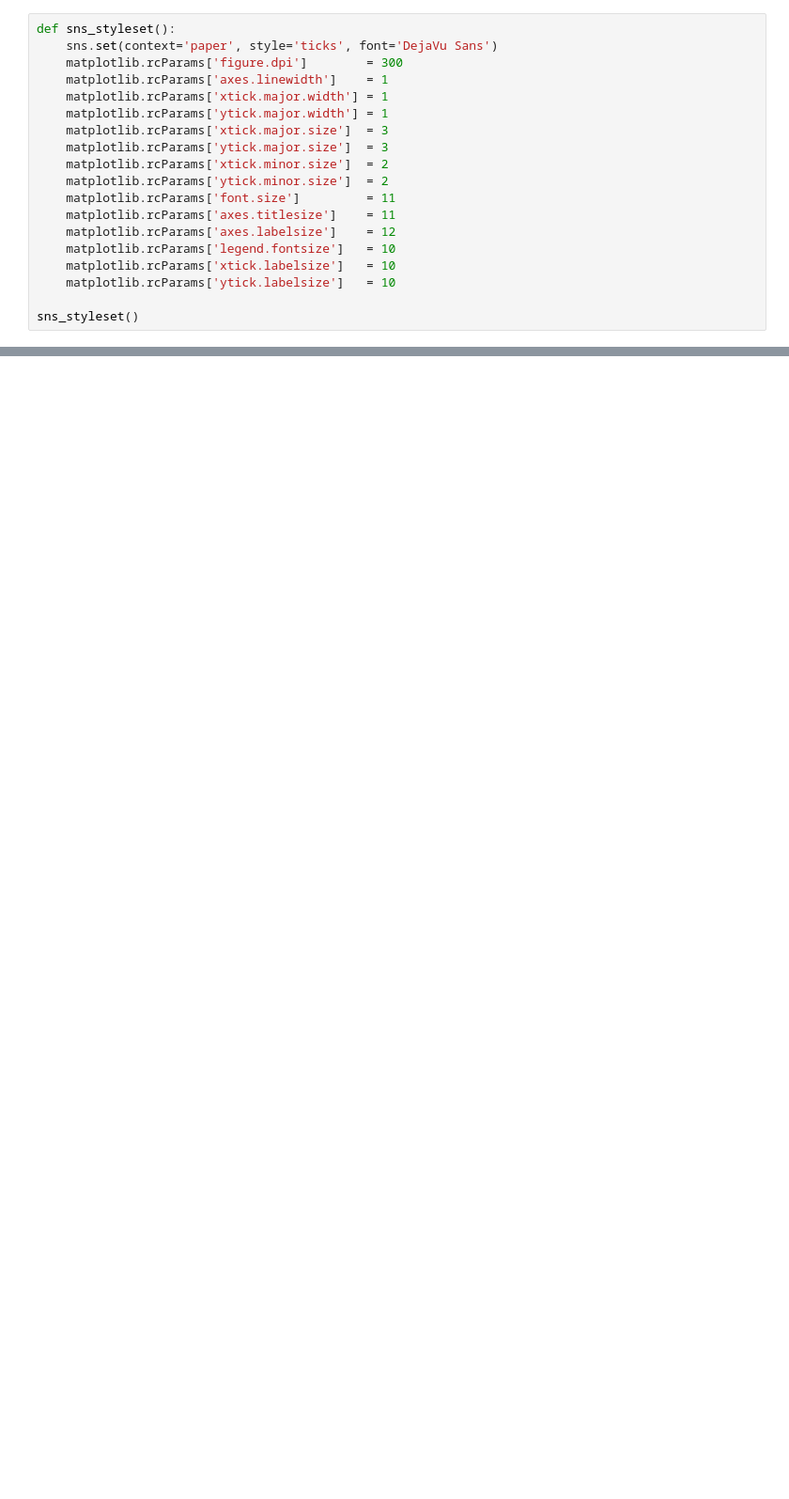
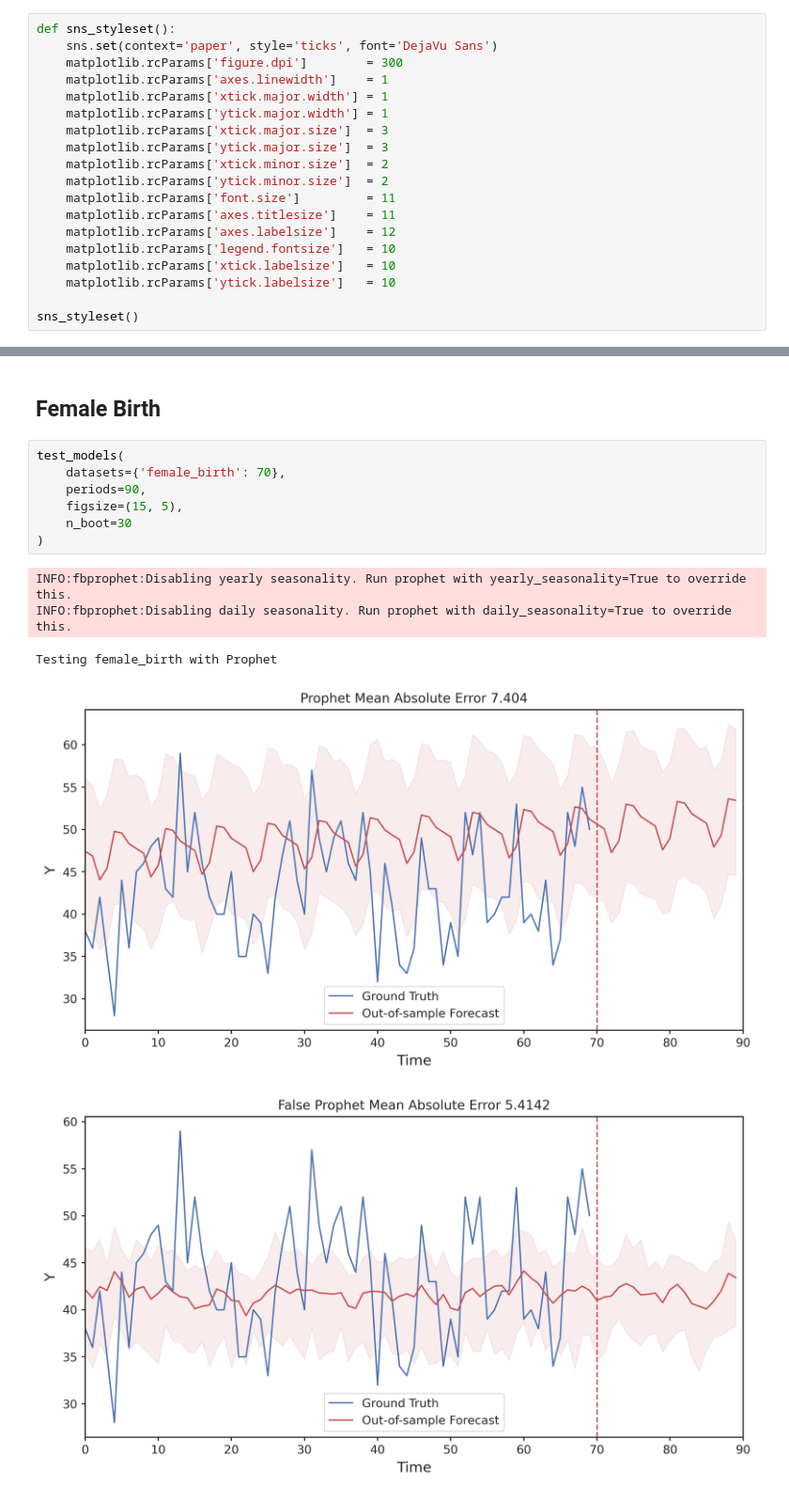
Before and after one commit to vb690/false_prophet, a Jupyter notebook: models_comparison.ipynb, the cells around one changed output, grey strips where cells are left out. Shown at 94% size. Drawn from its saved outputs; the diff is of its cells as text; blank space fills up the shorter version.

```diff
--- a/models_comparison.ipynb
+++ b/models_comparison.ipynb
@@ -148,0 +44,15 @@ plt.show()
+# %% [markdown]
+## Female Birth
+# %%
+test_models(
+    datasets={'female_birth': 70},
+    periods=90,
+    figsize=(15, 5),
+    n_boot=30
+)
+# %% [output]
+INFO:fbprophet:Disabling yearly seasonality. Run prophet with yearly_seasonality=True to override this.
+INFO:fbprophet:Disabling daily seasonality. Run prophet with daily_seasonality=True to override this.
+Testing female_birth with Prophet
+[figure, added]
+[figure, added]
```
Also changed, not shown: parts of 15 cells of this notebook, 29 other files.
